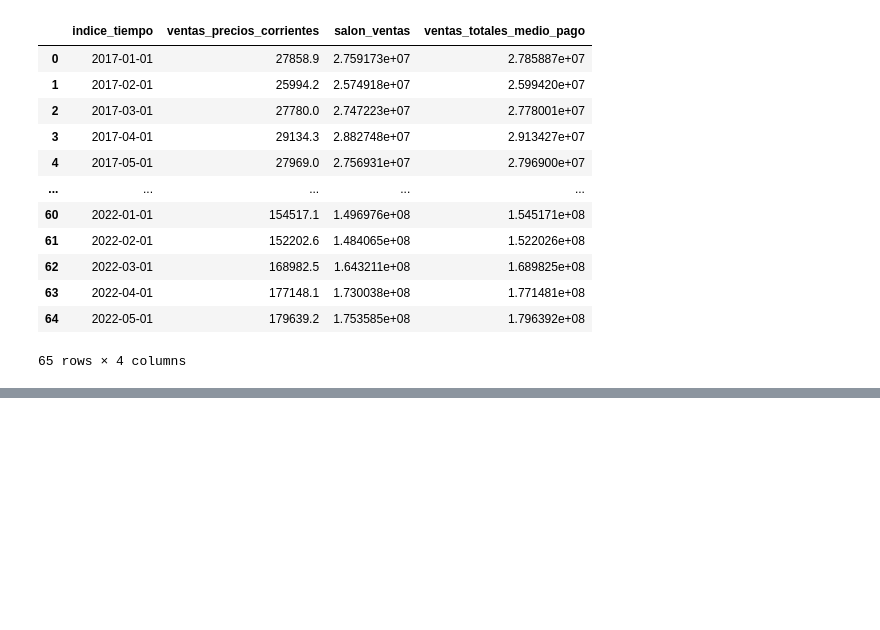
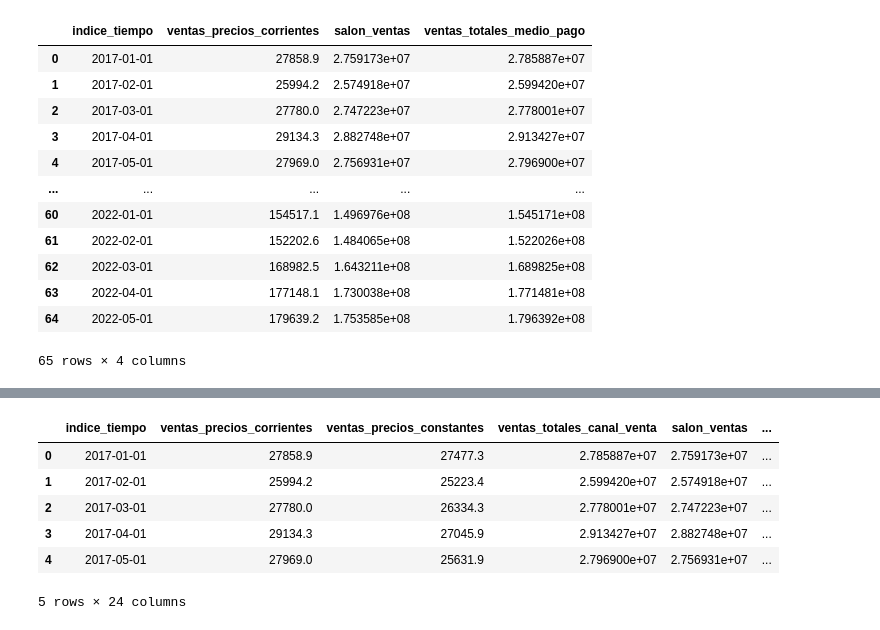
Before and after one commit to rodrigoruizteodoro/Reto_1, a Jupyter notebook: Extracción de datos.ipynb, the cells around one changed output, grey strips where cells are left out. Drawn from its saved outputs; the diff is of its cells as text; code cells hidden in the pictures; blank space fills up the shorter version.

```diff
--- a/Extracción de datos.ipynb
+++ b/Extracción de datos.ipynb
@@ -112,0 +111,12 @@ KeyError: "None of [Index(['2017-01-01'], dtype='object')] are in the [index]"
+# %%
+#comparación
+f5=df.head()
+f5
+# %% [output]
+|  | indice_tiempo | ventas_precios_corrientes | ventas_precios_constantes | ventas_totales_canal_venta | salon_ventas | ... |
+| 0 | 2017-01-01 | 27858.9 | 27477.3 | 2.785887e+07 | 2.759173e+07 | ... |
+| 1 | 2017-02-01 | 25994.2 | 25223.4 | 2.599420e+07 | 2.574918e+07 | ... |
+| 2 | 2017-03-01 | 27780.0 | 26334.3 | 2.778001e+07 | 2.747223e+07 | ... |
+| 3 | 2017-04-01 | 29134.3 | 27045.9 | 2.913427e+07 | 2.882748e+07 | ... |
+| 4 | 2017-05-01 | 27969.0 | 25631.9 | 2.796900e+07 | 2.756931e+07 | ... |
+5 rows × 24 columns
```
Also changed, not shown: parts of 1 cell of this notebook.
